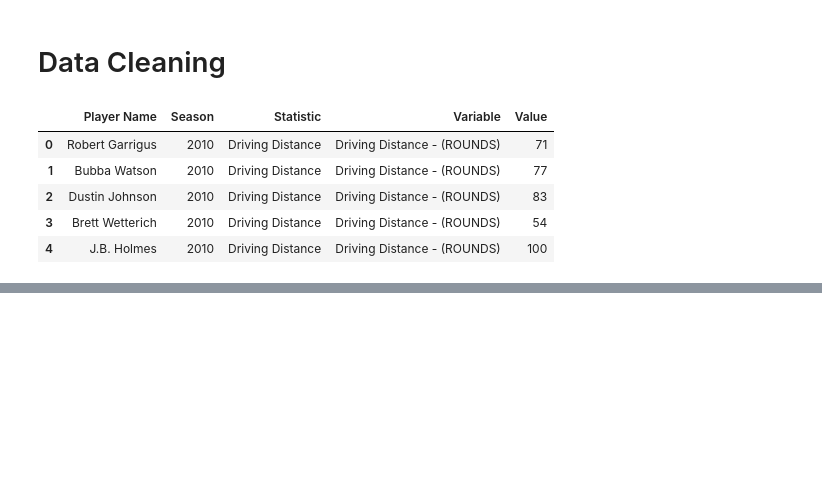
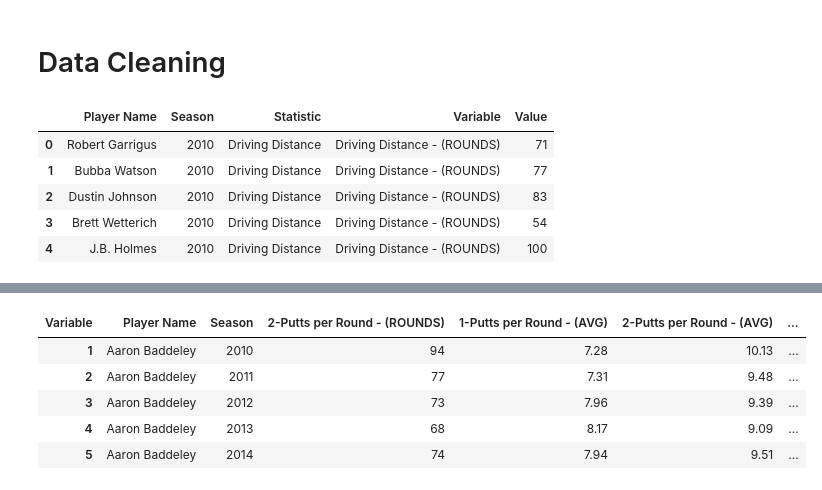
Before and after one commit to KenHoffman95/PGA-Golf-Score-Predictor, a Jupyter notebook: Data Cleaning, EDA and Feature Engineering.ipynb, the cells around one changed output, grey strips where cells are left out. Cells and saved outputs as stored; diff of their text form; code cells hidden in the pictures; blank space fills up the shorter version.

Commit message:
Add files via upload
Created new Dataframe with key features

```diff
--- a/Data Cleaning, EDA and Feature Engineering.ipynb
+++ b/Data Cleaning, EDA and Feature Engineering.ipynb
@@ -59,0 +67,27 @@ df.head()
+# %%
+df = df[['Player Name', 'Season', '2-Putts per Round - (ROUNDS)', '1-Putts per Round - (AVG)', '2-Putts per Round - (AVG)', '3+ Putts per Round - (AVG)',
+        'Apex Height - (AVG.)', 'Approaches from 50-75 yards - (AVG)', 'Approaches from 75-100 yards - (AVG)',
+         'Approaches from 100-125 yards - (AVG)', 'Approaches from 125-150 yards - (AVG)',
+         'Approaches from 150-175 yards - (AVG)', 'Approaches from 175-200 yards - (AVG)',
+         'Approaches from 200-225 yards - (AVG)', 'Approaches from 225-250 yards - (AVG)',
+         'Approaches from 250-275 yards - (AVG)', 'Average Distance of Birdie putts made - (AVG)',
+        'Average Distance to Hole After Tee Shot - (AVG)', 'Average Going for it Shot Distance (in Yards) - (AVG)',
+        'Average Putting Distance - All 1 putts - (AVG)', 'Ball Speed - (AVG.)', 'Birdie Average - (AVG)',
+        'Birdie to Bogey Ratio - (BIRDIE TO BOGEY RATIO)', 'Bogey Average - (AVERAGE BOGEYS PER ROUND)',
+        'Carry Distance - (AVG.)', 'Driving Accuracy Percentage - (%)', 'Driving Distance - (AVG.)',
+        'Eagles (Holes per) - (# OF EAGLES)', 'Fairway Bunker Tendency - (%)', 'GIR Pct. - Fairway Bunker - (%)',
+        'GIR Percentage - < 75 yards - (%)', 'GIR Percentage - 75-100 yards - (%)', 'GIR Percentage - 100-125 yards - (%)',
+        'GIR Percentage - 125-150 yards - (%)', 'GIR Percentage - 150-175 yards - (%)', 'GIR Percentage - 175-200 yards - (%)',
+        'GIR Percentage - 200+ yards - (%)', 'GIR Percentage from Fairway - (%)', 'GIR Percentage from Other than Fairway - (%)',
+        'Greens in Regulation Percentage - (%)', 'Official World Golf Ranking - (COUNTRY)', 'One-Putt Percentage - (%)',
+        #'Putting from - 10-15 - (% MADE)', 'Putting from - 15-20 - (% MADE)',
+        #'Putting from - 20-25 - (% MADE)', 'Putting from 3-5 - (% MADE)', 'Putting from 5-10 - (%)',
+        #'Putting from - > 10 - (% MADE)', 'Putting from - > 20 - (% MADE)', 'Putting from 5-10 - (%)',
+         #'Putting from 3-5 - (PUTTS MADE)', 'Putting from 3-5 - (ATTEMPTS)',
+         #'Putting from 5-10 - (PUTTS MADE)', 'Putting from 5-10 - (ATTEMPTS)',
+         #'Putting from - 10-15 - (PUTTS MADE)', 'Putting from - 10-15 - (ATTEMPTS)',
+         #'Putting from - 15-20 - (PUTTS MADE)', 'Putting from - 15-20 - (ATTEMPTS)',
+         #'Putting from - 20-25 - (PUTTS MADE)', 'Putting from - 20-25 - (PUTTS MADE)',
+        'Sand Save Percentage - (%)', 'Scrambling - (%)', 'Scrambling from the Sand - (%)',
+         'Scrambling from the Rough - (%)', 'Spin Rate - (AVG.)',
+         'Scoring Average (Actual) - (AVG)', 'Scoring Average - (AVG)']]
@@ -59,0 +114,9 @@ df.head()
+# %%
+df.head()
+# %% [output]
+| Variable | Player Name | Season | 2-Putts per Round - (ROUNDS) | 1-Putts per Round - (AVG) | 2-Putts per Round - (AVG) | ... |
+| 1 | Aaron Baddeley | 2010 | 94 | 7.28 | 10.13 | ... |
+| 2 | Aaron Baddeley | 2011 | 77 | 7.31 | 9.48 | ... |
+| 3 | Aaron Baddeley | 2012 | 73 | 7.96 | 9.39 | ... |
+| 4 | Aaron Baddeley | 2013 | 68 | 8.17 | 9.09 | ... |
+| 5 | Aaron Baddeley | 2014 | 74 | 7.94 | 9.51 | ... |
```
Also changed, not shown: parts of 4 cells of this notebook.
